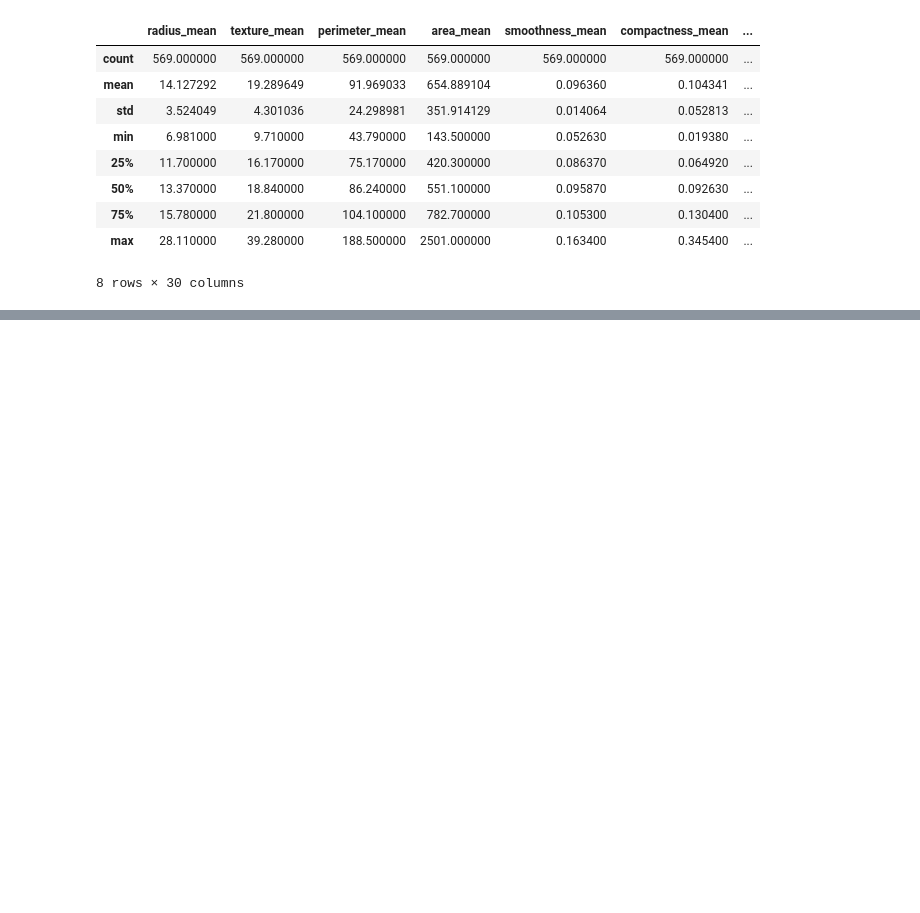
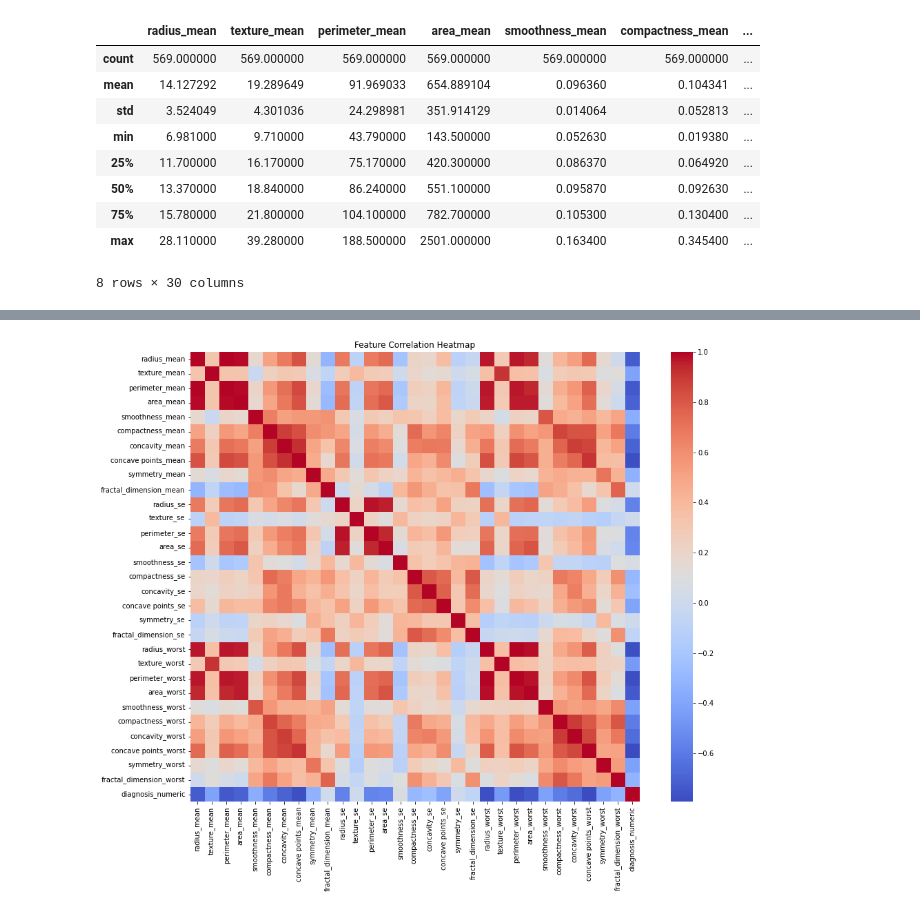
Before and after one commit to Sarah-Jasim/ENGG680_Breast-Cancer-detection-using-machine-learning, a Jupyter notebook: 680_Project_main.ipynb, the cells around one changed output, grey strips where cells are left out. Saved outputs shown, nothing was run; the diff lists cells and outputs as text; code cells hidden in the pictures; blank space fills up the shorter version.

```diff
--- a/680_Project_main.ipynb
+++ b/680_Project_main.ipynb
@@ -97,0 +172,7 @@ plt.show()
+# %%
+plt.figure(figsize=(16, 12))
+sns.heatmap(correlation_matrix, annot=False, cmap='coolwarm', fmt='.2f', square=True)
+plt.title("Feature Correlation Heatmap")
+plt.show()
+# %% [output]
+[figure, added]
```
Also changed, not shown: parts of 17 cells of this notebook.
